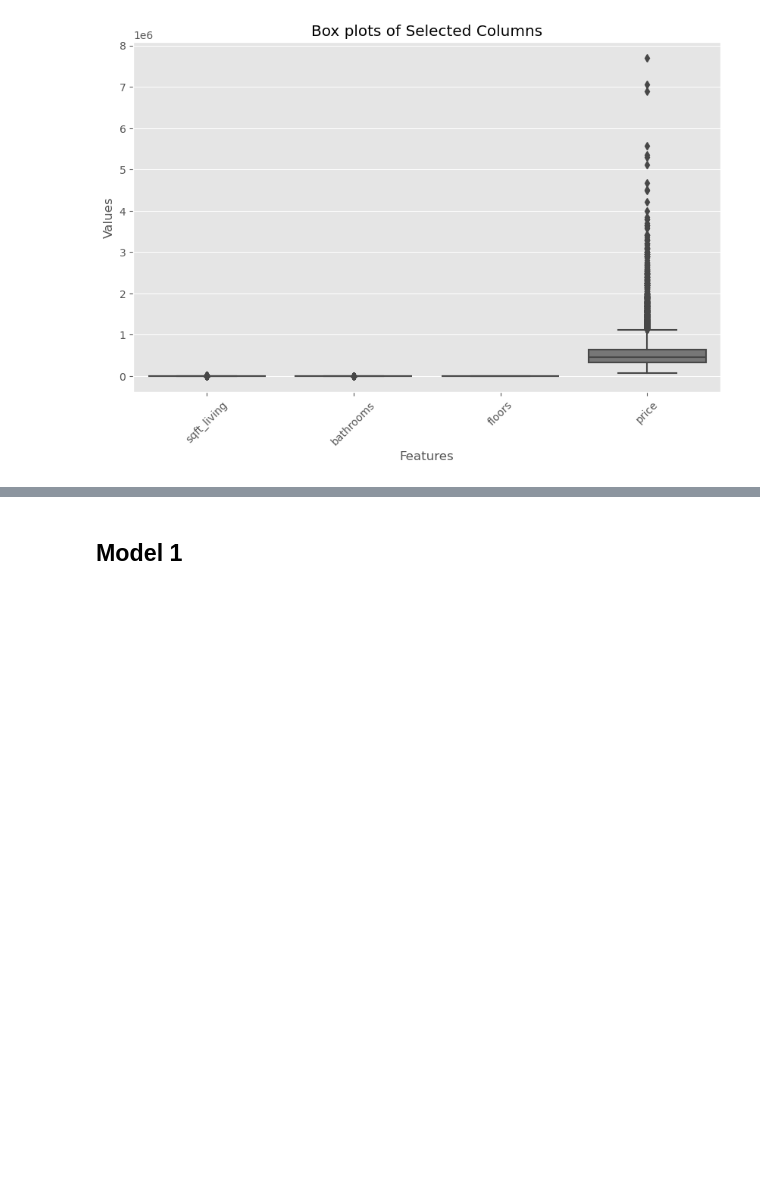
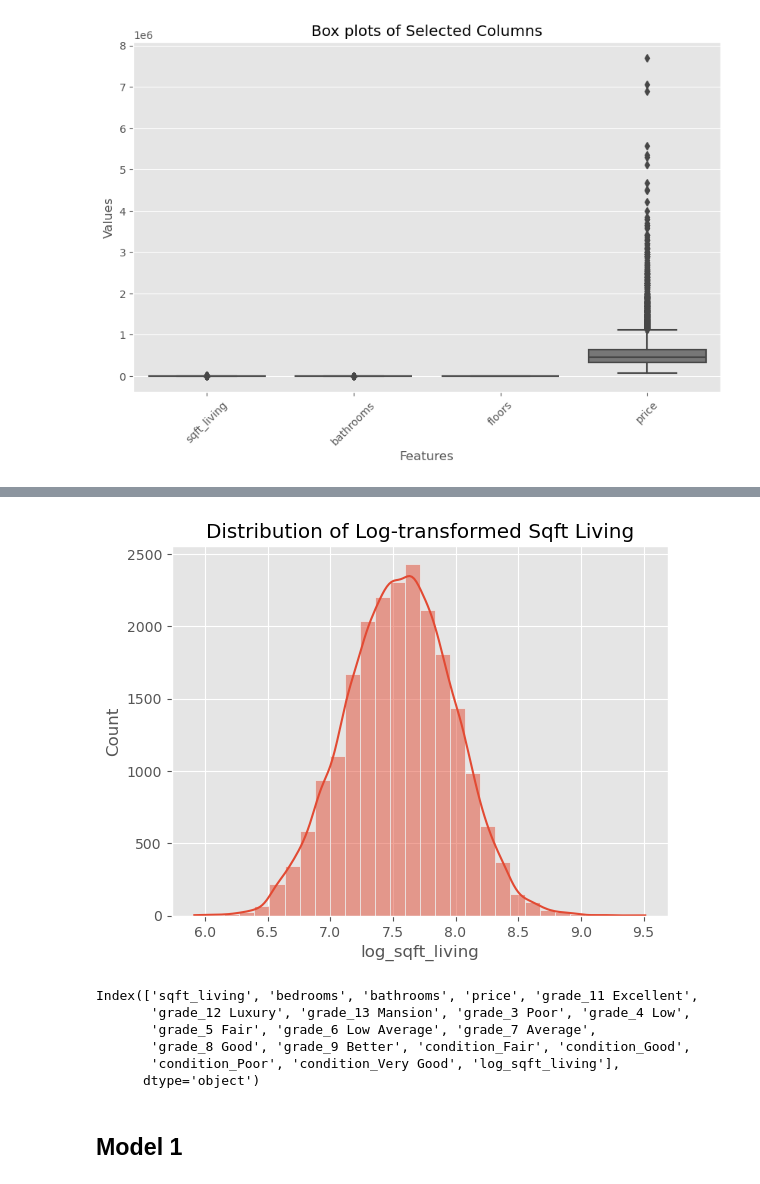
Before and after one commit to Bennie-Kibet/Phase-2-project, a Jupyter notebook: Work/Victor.ipynb, the cells around one changed output, grey strips where cells are left out. Cells and saved outputs as stored; diff of their text form; code cells hidden in the pictures; blank space fills up the shorter version.

```diff
--- a/Work/Victor.ipynb
+++ b/Work/Victor.ipynb
@@ -525,3 +628,24 @@ plt.show()
+# %%
+# Log transformation of sqft_living
+question1_df['log_sqft_living'] = np.log1p(question1_df['sqft_living'])
+
+# Visualize the distribution after log transformation
+sns.histplot(question1_df['log_sqft_living'], bins=30, kde=True)
+plt.title('Distribution of Log-transformed Sqft Living')
+plt.show()
+# %% [output]
+[figure, added]
+# %%
+question1_df.drop('sqft_living', axis=1)
+
+question1_df.columns
+# %% [output]
+Index(['sqft_living', 'bedrooms', 'bathrooms', 'price', 'grade_11 Excellent',
+       'grade_12 Luxury', 'grade_13 Mansion', 'grade_3 Poor', 'grade_4 Low',
+       'grade_5 Fair', 'grade_6 Low Average', 'grade_7 Average',
+       'grade_8 Good', 'grade_9 Better', 'condition_Fair', 'condition_Good',
+       'condition_Poor', 'condition_Very Good', 'log_sqft_living'],
+      dtype='object')
 # %% [markdown]
 ## Model 1
 # %%
```
Also changed, not shown: parts of 11 cells of this notebook.
